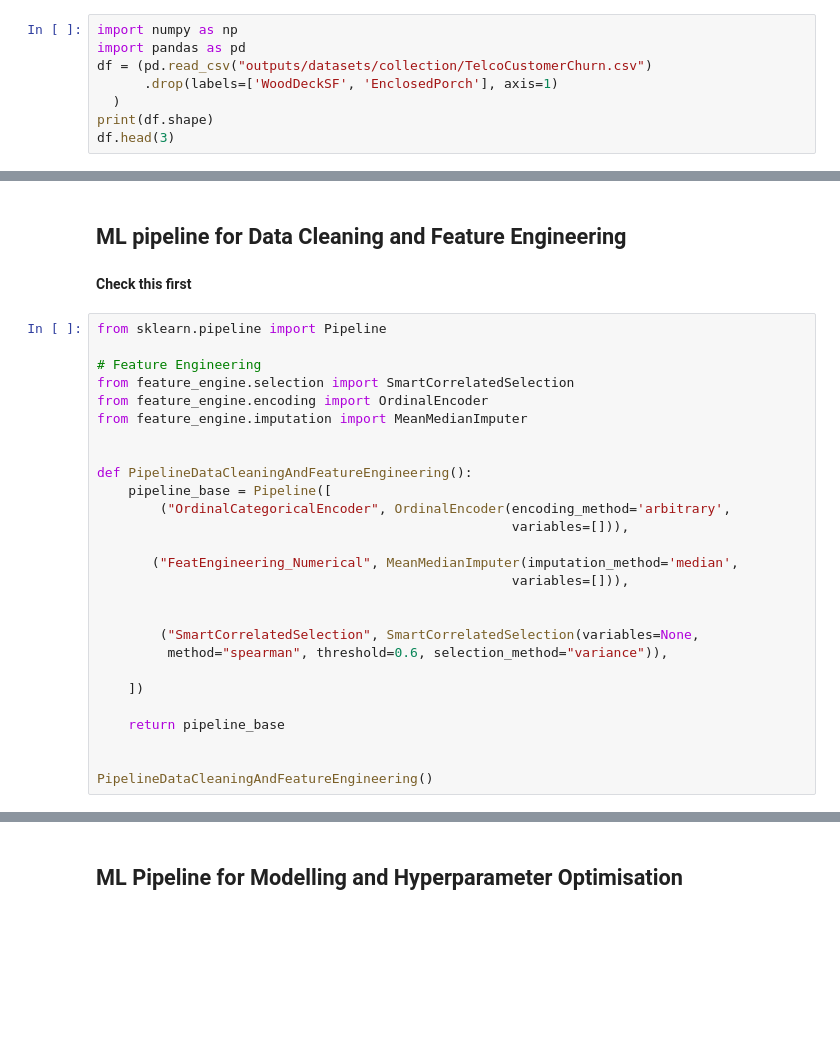
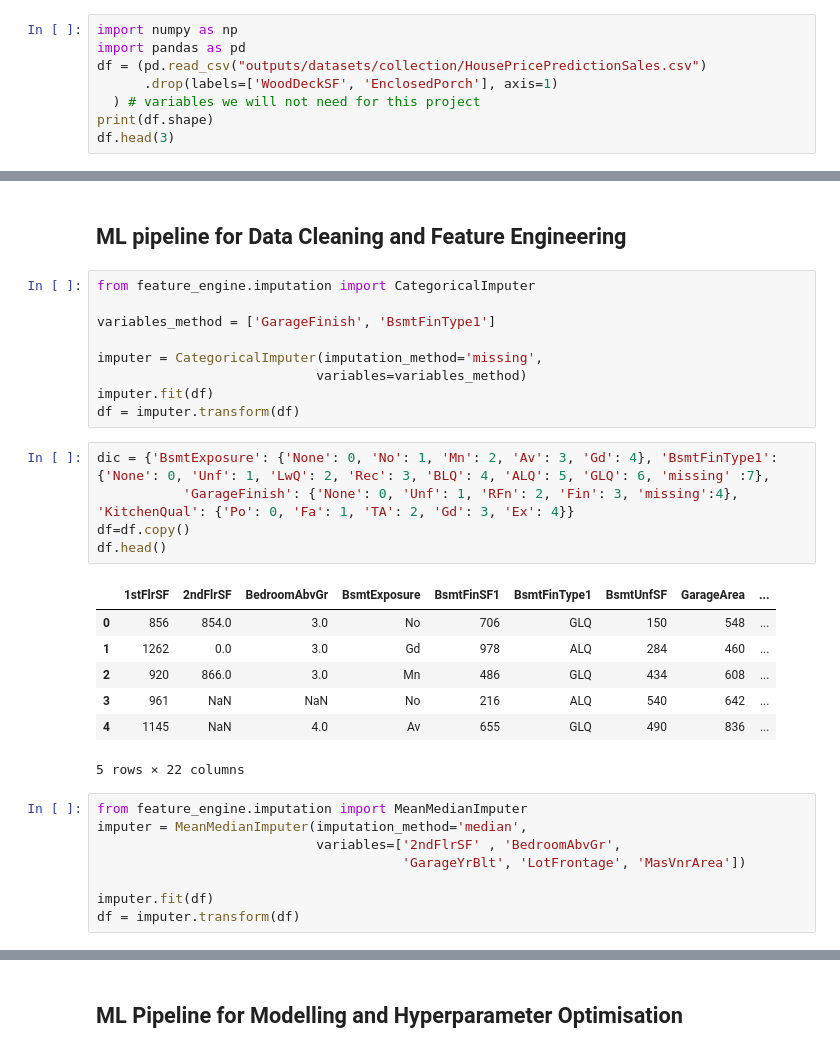
Before and after one commit to iweinacker/milestone-project-heritage-housing, a Jupyter notebook: jupyter_notebooks/5 - Modeling and Evaluation - Predict SalePrice.ipynb, the cells around one changed output, grey strips where cells are left out. Saved outputs shown, nothing was run; the diff lists cells and outputs as text; blank space fills up the shorter version.

```diff
--- a/jupyter_notebooks/5 - Modeling and Evaluation - Predict SalePrice.ipynb
+++ b/jupyter_notebooks/5 - Modeling and Evaluation - Predict SalePrice.ipynb
@@ -50,8 +56,8 @@ current_dir
 # %%
 import numpy as np
 import pandas as pd
-df = (pd.read_csv("outputs/datasets/collection/TelcoCustomerChurn.csv")
+df = (pd.read_csv("outputs/datasets/collection/HousePricePredictionSales.csv")
       .drop(labels=['WoodDeckSF', 'EnclosedPorch'], axis=1)
-  )
+  ) # variables we will not need for this project
 print(df.shape)
 df.head(3)
@@ -61,32 +74,33 @@ df.head(3)
 # Step 2: ML Pipeline with all data
 # %% [markdown]
 ## ML pipeline for Data Cleaning and Feature Engineering
-# %% [markdown]
-**Check this first**
-# %%
-from sklearn.pipeline import Pipeline
-
-# Feature Engineering
-from feature_engine.selection import SmartCorrelatedSelection
-from feature_engine.encoding import OrdinalEncoder
-from feature_engine.imputation import MeanMedianImputer
-
-
-def PipelineDataCleaningAndFeatureEngineering():
-    pipeline_base = Pipeline([
-        ("OrdinalCategoricalEncoder", OrdinalEncoder(encoding_method='arbitrary',
-                                                     variables=[])),
-
-       ("FeatEngineering_Numerical", MeanMedianImputer(imputation_method='median',
-                                                     variables=[])),
-
-
-        ("SmartCorrelatedSelection", SmartCorrelatedSelection(variables=None,
-         method="spearman", threshold=0.6, selection_method="variance")),
-
-    ])
-
-    return pipeline_base
-
-
-PipelineDataCleaningAndFeatureEngineering()
+# %%
+from feature_engine.imputation import CategoricalImputer
+
+variables_method = ['GarageFinish', 'BsmtFinType1']
+
+imputer = CategoricalImputer(imputation_method='missing',
+                            variables=variables_method)
+imputer.fit(df)
+df = imputer.transform(df)
+# %%
+dic = {'BsmtExposure': {'None': 0, 'No': 1, 'Mn': 2, 'Av': 3, 'Gd': 4}, 'BsmtFinType1': {'None': 0, 'Unf': 1, 'LwQ': 2, 'Rec': 3, 'BLQ': 4, 'ALQ': 5, 'GLQ': 6, 'missing' :7},
+           'GarageFinish': {'None': 0, 'Unf': 1, 'RFn': 2, 'Fin': 3, 'missing':4}, 'KitchenQual': {'Po': 0, 'Fa': 1, 'TA': 2, 'Gd': 3, 'Ex': 4}}
+df=df.copy()
+df.head()
+# %% [output]
+|  | 1stFlrSF | 2ndFlrSF | BedroomAbvGr | BsmtExposure | BsmtFinSF1 | BsmtFinType1 | BsmtUnfSF | GarageArea | ... |
+| 0 | 856 | 854.0 | 3.0 | No | 706 | GLQ | 150 | 548 | ... |
+| 1 | 1262 | 0.0 | 3.0 | Gd | 978 | ALQ | 284 | 460 | ... |
+| 2 | 920 | 866.0 | 3.0 | Mn | 486 | GLQ | 434 | 608 | ... |
+| 3 | 961 | NaN | NaN | No | 216 | ALQ | 540 | 642 | ... |
+| 4 | 1145 | NaN | 4.0 | Av | 655 | GLQ | 490 | 836 | ... |
+5 rows × 22 columns
+# %%
+from feature_engine.imputation import MeanMedianImputer
+imputer = MeanMedianImputer(imputation_method='median',
+                            variables=['2ndFlrSF' , 'BedroomAbvGr',
+                                       'GarageYrBlt', 'LotFrontage', 'MasVnrArea'])
+
+imputer.fit(df)
+df = imputer.transform(df)
```
Also changed, not shown: parts of 23 cells of this notebook.
